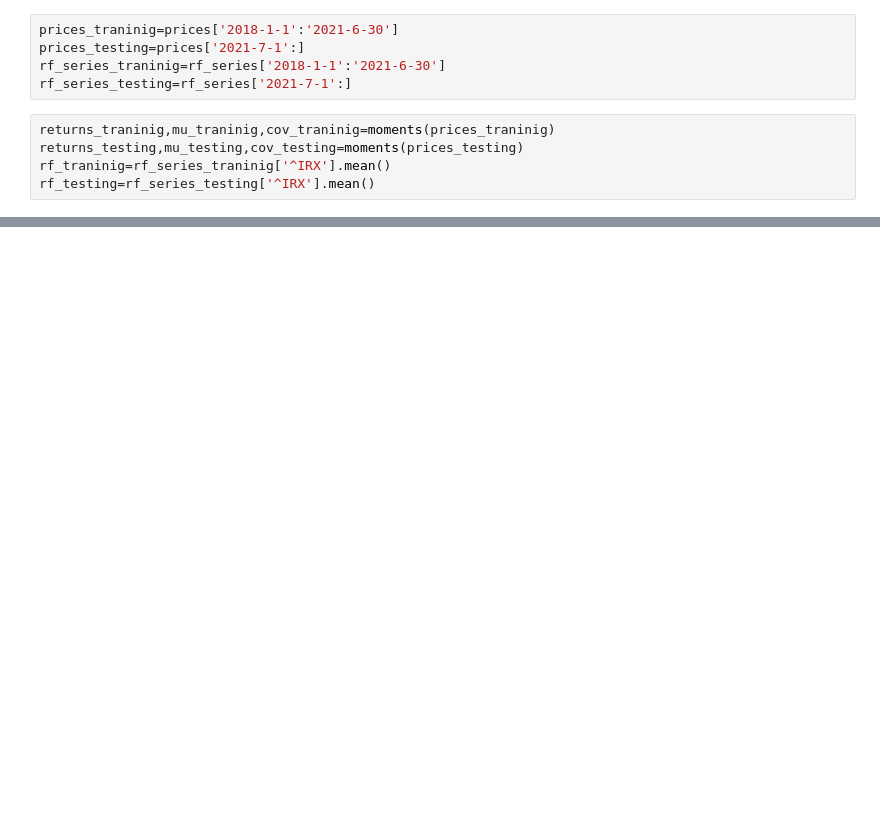
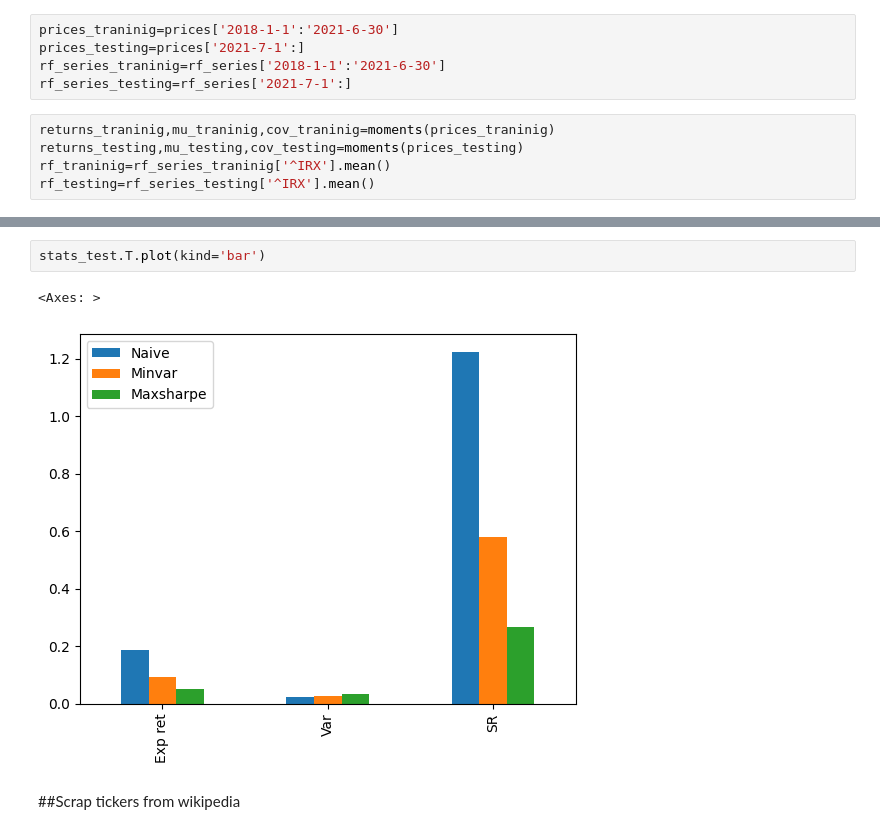
Before and after one commit to geeancarlocarnevali/Portfolio_optimization, a Jupyter notebook: Empirical_portfolio_optimization.ipynb, the cells around one changed output, grey strips where cells are left out. Drawn from its saved outputs; the diff is of its cells as text; blank space fills up the shorter version.

```diff
--- a/Empirical_portfolio_optimization.ipynb
+++ b/Empirical_portfolio_optimization.ipynb
@@ -169,0 +262,7 @@ stats_training.T.plot(kind='bar')
+# %%
+stats_test.T.plot(kind='bar')
+# %% [output]
+<Axes: >
+[figure, added]
+# %% [markdown]
+##Scrap tickers from wikipedia
```
Also changed, not shown: parts of 41 cells of this notebook.
